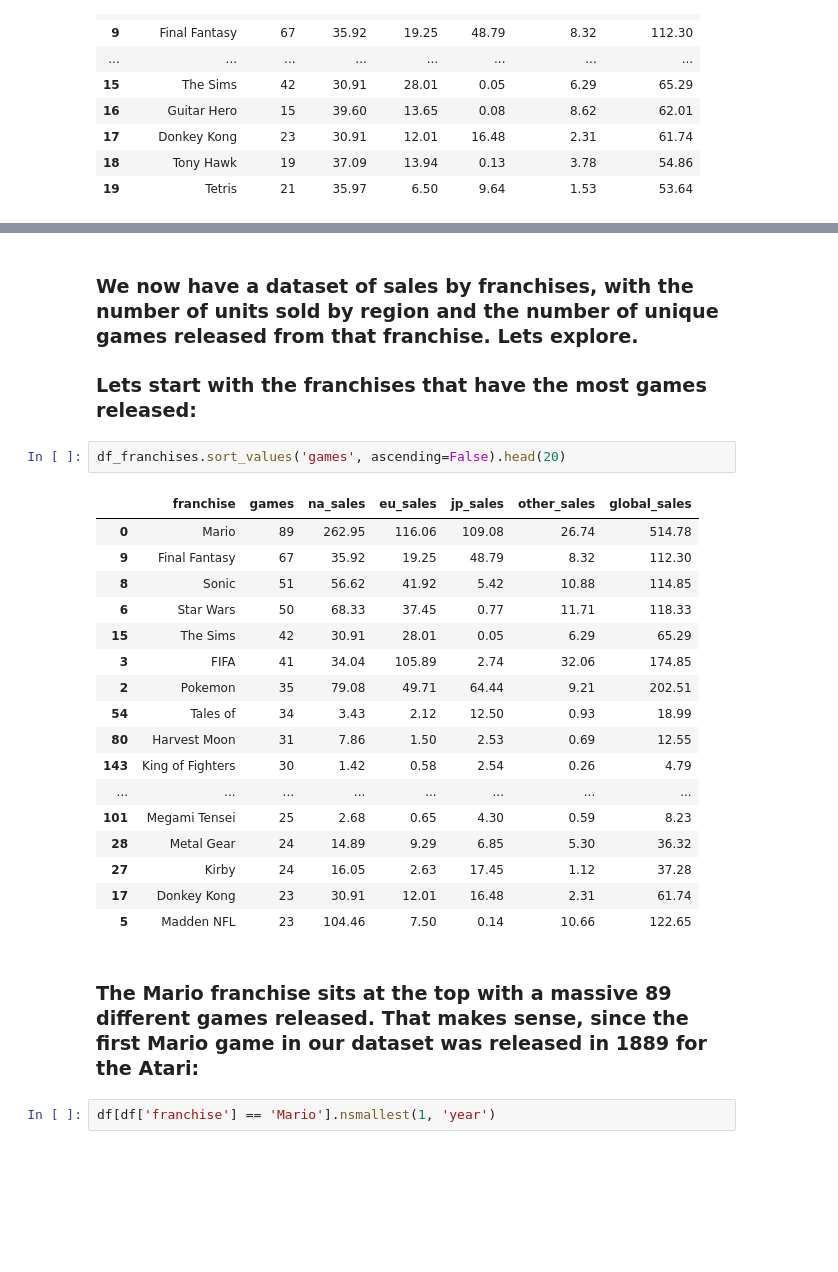
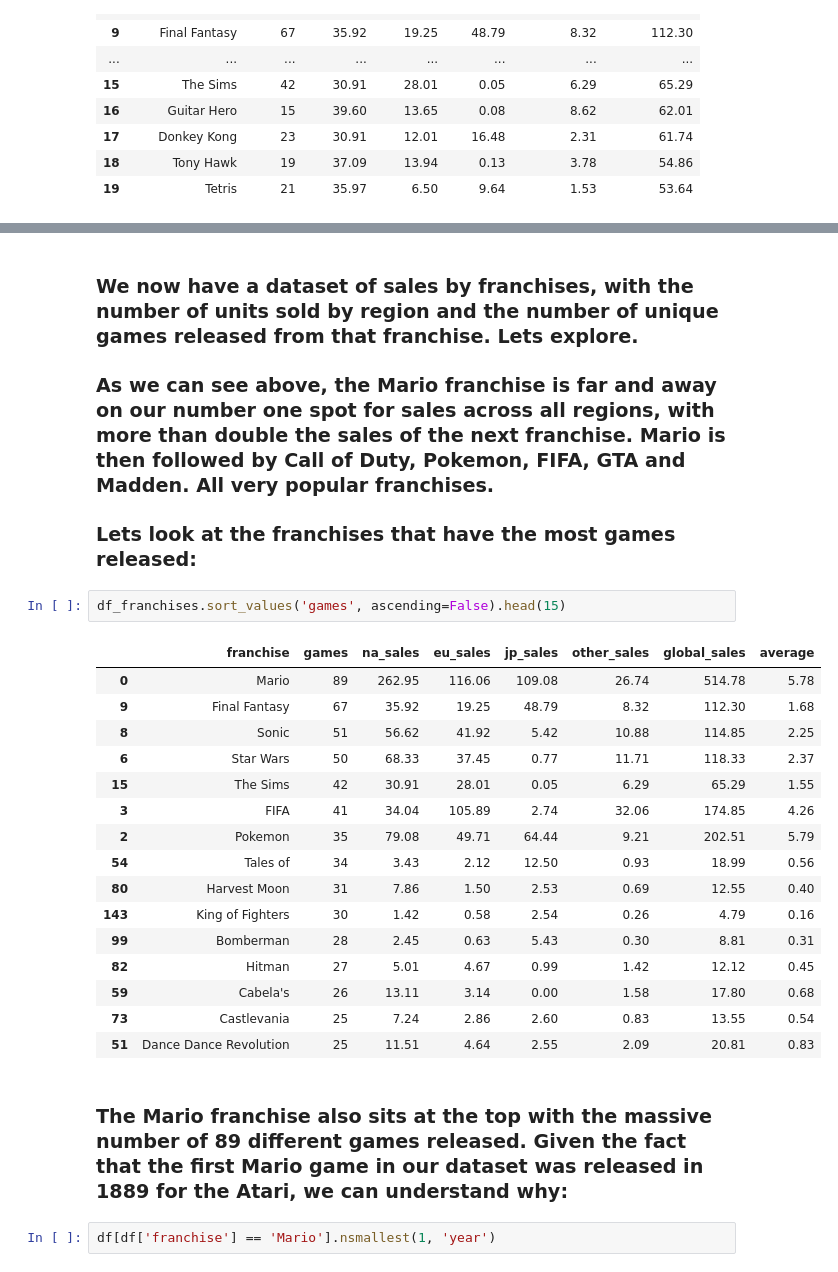
Before and after one commit to 3kleo/Video-Game-Sales-Analysis, a Jupyter notebook: notebook.ipynb, the cells around one changed output, grey strips where cells are left out. Cells and saved outputs as stored; diff of their text form; blank space fills up the shorter version.

```diff
--- a/notebook.ipynb
+++ b/notebook.ipynb
@@ -956,29 +966,30 @@ df_franchises.head(20)
 # %% [markdown]
 ### We now have a dataset of sales by franchises, with the number of units sold by region and the number of unique games released from that franchise. Lets explore.
 
-### Lets start with the franchises that have the most games released:
+### As we can see above, the Mario franchise is far and away on our number one spot for sales across all regions, with more than double the sales of the next franchise. Mario is then followed by Call of Duty, Pokemon, FIFA, GTA and Madden. All very popular franchises.
+
+### Lets look at the franchises that have the most games released:
 # %%
-df_franchises.sort_values('games', ascending=False).head(20)
+df_franchises.sort_values('games', ascending=False).head(15)
 # %% [output]
-|  | franchise | games | na_sales | eu_sales | jp_sales | other_sales | global_sales |
-| 0 | Mario | 89 | 262.95 | 116.06 | 109.08 | 26.74 | 514.78 |
-| 9 | Final Fantasy | 67 | 35.92 | 19.25 | 48.79 | 8.32 | 112.30 |
-| 8 | Sonic | 51 | 56.62 | 41.92 | 5.42 | 10.88 | 114.85 |
-| 6 | Star Wars | 50 | 68.33 | 37.45 | 0.77 | 11.71 | 118.33 |
-| 15 | The Sims | 42 | 30.91 | 28.01 | 0.05 | 6.29 | 65.29 |
-| 3 | FIFA | 41 | 34.04 | 105.89 | 2.74 | 32.06 | 174.85 |
-| 2 | Pokemon | 35 | 79.08 | 49.71 | 64.44 | 9.21 | 202.51 |
-| 54 | Tales of | 34 | 3.43 | 2.12 | 12.50 | 0.93 | 18.99 |
-| 80 | Harvest Moon | 31 | 7.86 | 1.50 | 2.53 | 0.69 | 12.55 |
-| 143 | King of Fighters | 30 | 1.42 | 0.58 | 2.54 | 0.26 | 4.79 |
-| ... | ... | ... | ... | ... | ... | ... | ... |
-| 101 | Megami Tensei | 25 | 2.68 | 0.65 | 4.30 | 0.59 | 8.23 |
-| 28 | Metal Gear | 24 | 14.89 | 9.29 | 6.85 | 5.30 | 36.32 |
-| 27 | Kirby | 24 | 16.05 | 2.63 | 17.45 | 1.12 | 37.28 |
-| 17 | Donkey Kong | 23 | 30.91 | 12.01 | 16.48 | 2.31 | 61.74 |
-| 5 | Madden NFL | 23 | 104.46 | 7.50 | 0.14 | 10.66 | 122.65 |
+|  | franchise | games | na_sales | eu_sales | jp_sales | other_sales | global_sales | average |
+| 0 | Mario | 89 | 262.95 | 116.06 | 109.08 | 26.74 | 514.78 | 5.78 |
+| 9 | Final Fantasy | 67 | 35.92 | 19.25 | 48.79 | 8.32 | 112.30 | 1.68 |
+| 8 | Sonic | 51 | 56.62 | 41.92 | 5.42 | 10.88 | 114.85 | 2.25 |
+| 6 | Star Wars | 50 | 68.33 | 37.45 | 0.77 | 11.71 | 118.33 | 2.37 |
+| 15 | The Sims | 42 | 30.91 | 28.01 | 0.05 | 6.29 | 65.29 | 1.55 |
+| 3 | FIFA | 41 | 34.04 | 105.89 | 2.74 | 32.06 | 174.85 | 4.26 |
+| 2 | Pokemon | 35 | 79.08 | 49.71 | 64.44 | 9.21 | 202.51 | 5.79 |
+| 54 | Tales of | 34 | 3.43 | 2.12 | 12.50 | 0.93 | 18.99 | 0.56 |
+| 80 | Harvest Moon | 31 | 7.86 | 1.50 | 2.53 | 0.69 | 12.55 | 0.40 |
+| 143 | King of Fighters | 30 | 1.42 | 0.58 | 2.54 | 0.26 | 4.79 | 0.16 |
+| 99 | Bomberman | 28 | 2.45 | 0.63 | 5.43 | 0.30 | 8.81 | 0.31 |
+| 82 | Hitman | 27 | 5.01 | 4.67 | 0.99 | 1.42 | 12.12 | 0.45 |
+| 59 | Cabela's | 26 | 13.11 | 3.14 | 0.00 | 1.58 | 17.80 | 0.68 |
+| 73 | Castlevania | 25 | 7.24 | 2.86 | 2.60 | 0.83 | 13.55 | 0.54 |
+| 51 | Dance Dance Revolution | 25 | 11.51 | 4.64 | 2.55 | 2.09 | 20.81 | 0.83 |
 # %% [markdown]
-### The Mario franchise sits at the top with a massive 89 different games released. That makes sense, since the first Mario game in our dataset was released in 1889 for the Atari:
+### The Mario franchise also sits at the top with the massive number of 89 different games released. Given the fact that the first Mario game in our dataset was released in 1889 for the Atari, we can understand why:
 # %%
 df[df['franchise'] == 'Mario'].nsmallest(1, 'year')
 # %% [output]
```
Also changed, not shown: parts of 14 cells of this notebook.
